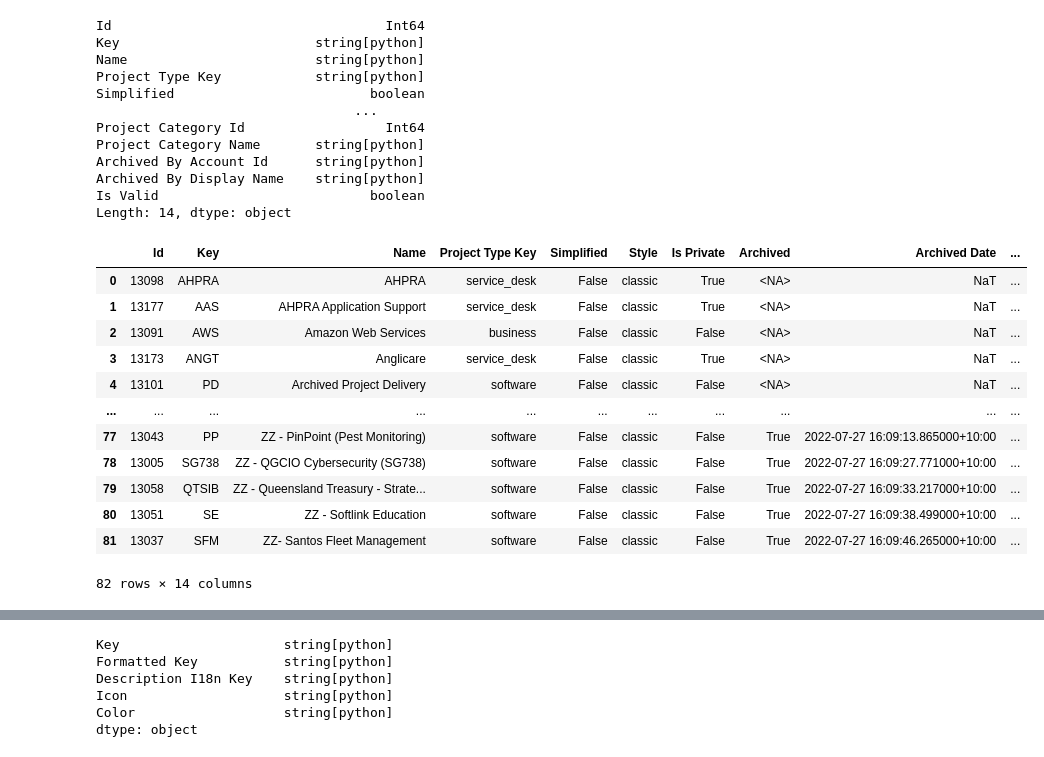
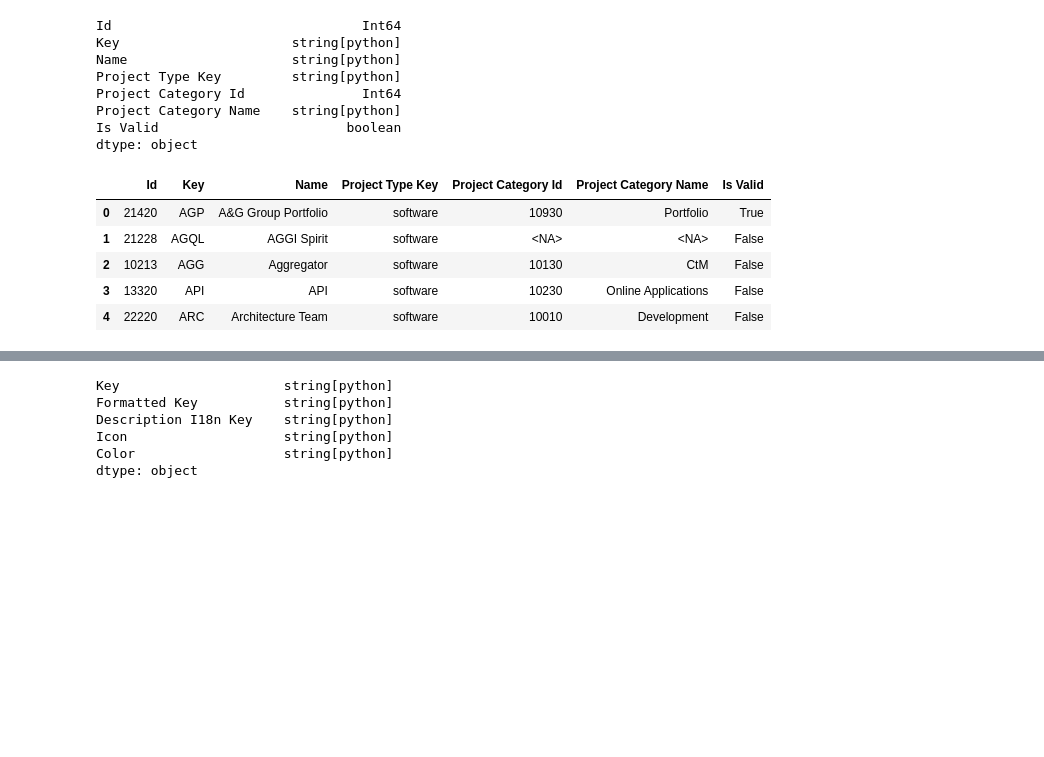
Before and after one commit to 7ft10/JiraExporter, a Jupyter notebook: DataFlows - Server/Jira_Foundation.ipynb, the cells around one changed output, grey strips where cells are left out. Drawn from its saved outputs; the diff is of its cells as text; code cells hidden in the pictures; blank space fills up the shorter version.

```diff
--- a/DataFlows - Server/Jira_Foundation.ipynb
+++ b/DataFlows - Server/Jira_Foundation.ipynb
@@ -208,61 +211,48 @@ def fnAPI(webRequestDelegate, startAt = 0) -> pd.DataFrame:
 # %%
 #! Projects
 
 from IPython.display import display
 import requests
 from pandas.core.dtypes.dtypes import DatetimeTZDtype
 
 def ApiCall(startAt) :
     url = "/rest/api/latest/project"
     headers = fnGetDefaultHeaders()
     params = {
         "startAt": startAt,
         "expand": "projectKeys"
     }
     response = requests.get(Host + url, headers = headers, params = params, verify=False)
     return response.json()
 
 df = fnAPI(ApiCall)
-df = df.drop(["avatarUrls", "expand", "self", "entityId", "uuid", "projectKeys", "properties"], axis=1).sentence_case_columns()
+df = df.drop(["avatarUrls", "expand", "self", "projectKeys"], axis=1).sentence_case_columns()
 df = df.expand("Project Category", ["id", "name"])
-df = df.expand("Archived By", ["accountId", "displayName"])
 df["Is Valid"] = (
     df['Project Category Name'].isin(ValidProjectCategories) | ("'" + df['Project Category Name'] + "'").isin(ValidProjectCategories) if 'ValidProjectCategories' in globals() and len(ValidProjectCategories) > 0 else True
 )
 
 df = df.sentence_case_columns().convert_dtypes().infer_objects()
 df["Id"] = df["Id"].astype('Int64')
 df["Project Category Id"] = df["Project Category Id"].astype('Int64')
-df["Archived Date"] = df["Archived Date"].astype(DatetimeTZDtype("ns", "+10:00"))
 
 display(df.dtypes)
 display(df.head())
 # %% [output]
-Id                                   Int64
-Key                         string[python]
-Name                        string[python]
-Project Type Key            string[python]
-Simplified                         boolean
-                                 ...
-Project Category Id                  Int64
-Project Category Name       string[python]
-Archived By Account Id      string[python]
-Archived By Display Name    string[python]
-Is Valid                           boolean
-Length: 14, dtype: object
+Id                                Int64
+Key                      string[python]
+Name                     string[python]
+Project Type Key         string[python]
+Project Category Id               Int64
+Project Category Name    string[python]
+Is Valid                        boolean
+dtype: object
-|  | Id | Key | Name | Project Type Key | Simplified | Style | Is Private | Archived | Archived Date | ... |
-| 0 | 13098 | AHPRA | AHPRA | service_desk | False | classic | True | <NA> | NaT | ... |
-| 1 | 13177 | AAS | AHPRA Application Support | service_desk | False | classic | True | <NA> | NaT | ... |
-| 2 | 13091 | AWS | Amazon Web Services | business | False | classic | False | <NA> | NaT | ... |
-| 3 | 13173 | ANGT | Anglicare | service_desk | False | classic | True | <NA> | NaT | ... |
-| 4 | 13101 | PD | Archived Project Delivery | software | False | classic | False | <NA> | NaT | ... |
-| ... | ... | ... | ... | ... | ... | ... | ... | ... | ... | ... |
-| 77 | 13043 | PP | ZZ - PinPoint (Pest Monitoring) | software | False | classic | False | True | 2022-07-27 16:09:13.865000+10:00 | ... |
-| 78 | 13005 | SG738 | ZZ - QGCIO Cybersecurity (SG738) | software | False | classic | False | True | 2022-07-27 16:09:27.771000+10:00 | ... |
-| 79 | 13058 | QTSIB | ZZ - Queensland Treasury - Strate... | software | False | classic | False | True | 2022-07-27 16:09:33.217000+10:00 | ... |
-| 80 | 13051 | SE | ZZ - Softlink Education | software | False | classic | False | True | 2022-07-27 16:09:38.499000+10:00 | ... |
-| 81 | 13037 | SFM | ZZ- Santos Fleet Management | software | False | classic | False | True | 2022-07-27 16:09:46.265000+10:00 | ... |
+|  | Id | Key | Name | Project Type Key | Project Category Id | Project Category Name | Is Valid |
+| 0 | 21420 | AGP | A&G Group Portfolio | software | 10930 | Portfolio | True |
+| 1 | 21228 | AGQL | AGGI Spirit | software | <NA> | <NA> | False |
+| 2 | 10213 | AGG | Aggregator | software | 10130 | CtM | False |
+| 3 | 13320 | API | API | software | 10230 | Online Applications | False |
+| 4 | 22220 | ARC | Architecture Team | software | 10010 | Development | False |
-82 rows × 14 columns
 # %%
 #! Project Keys
 
```
Also changed, not shown: parts of 5 cells of this notebook, 3 other files.
